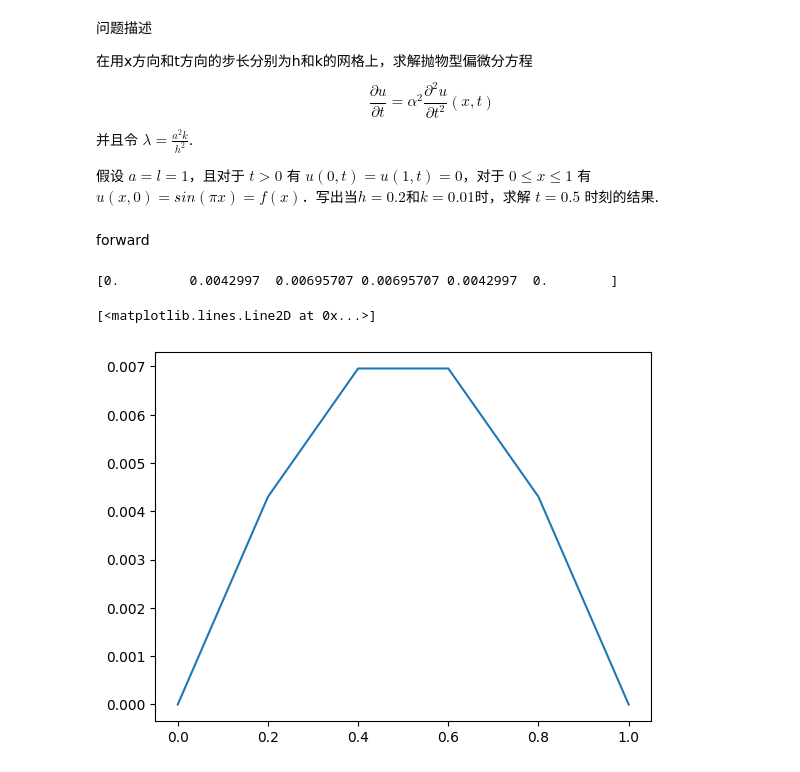
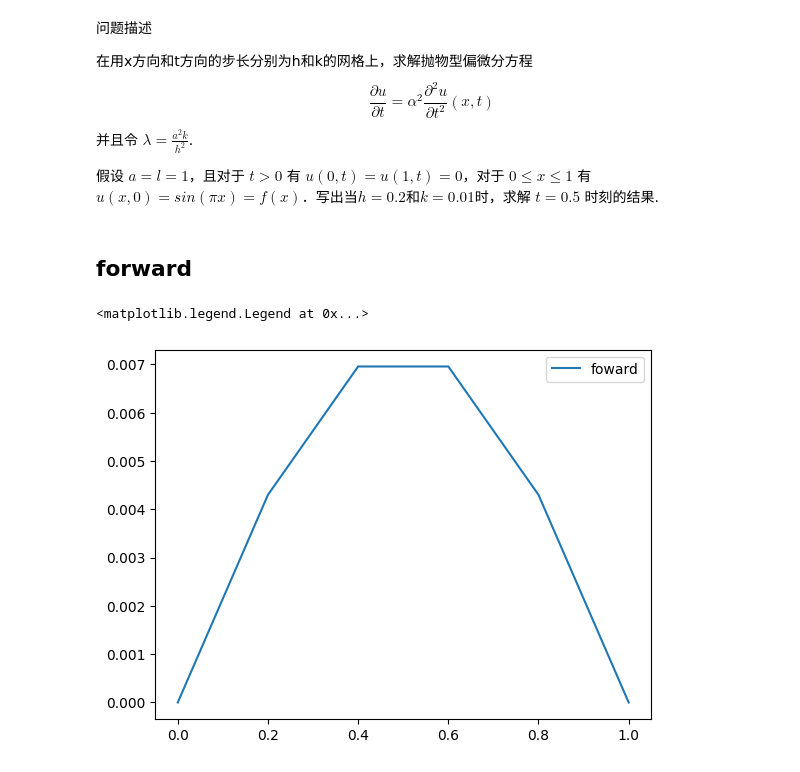
Before and after one commit to idyeh/course-numerical-methods, a Jupyter notebook: src/lec06.ipynb, the cells around one changed output. Cells and saved outputs as stored; diff of their text form; code cells hidden in the pictures.

```diff
--- a/src/lec06.ipynb
+++ b/src/lec06.ipynb
@@ -134,7 +134,7 @@ plt.legend()
 
 假设 $ a = l = 1 $，且对于 $ t>  0 $ 有 $ u(0,t) = u(1,t)=0 $，对于 $ 0 \leq x \leq 1 $ 有 $ u(x, 0) = sin(\pi x) = f(x)$．写出当$ h=0.2 $和$ k=0.01 $时，求解 $ t=0.5 $ 时刻的结果.
 # %% [markdown]
-forward
+## forward
 # %%
 def f(x):
     return np.sin(np.pi*x)
@@ -142,7 +142,6 @@ def f(x):
 def forward_finite_diff(a, l, t, h, k, f):
     N = int(l / h)
     M = int(t / k)
-    # print(M)
     lamb = (a ** 2 * k) / (h ** 2)
     x = np.linspace(0, l, N+1)
     t = np.linspace(0, t, M+1)
@@ -152,21 +151,17 @@ def forward_finite_diff(a, l, t, h, k, f):
     A = np.zeros((N+1, N+1))
     A[0, 0] = 0
     A[N, N] = 0
-    # print(1-2*lamb)
     for i in range(1, N):
         A[i, i-1] = lamb
         A[i, i] = 1 - 2*lamb
         A[i, i+1] = lamb
-
-    for k in range(M - 1):
-        # print(u[k])
-        u[k+1] = np.dot(A, u[k])
-    return x, u[-1]
+    for j in range(M - 1):
+        u[j + 1] = np.dot(A, u[j, :])
+    return x, u
 # %%
 xsvalues, u = forward_finite_diff(1, 1, 0.5, 0.2, 0.01, f)
-print(u)
-plt.plot(xsvalues, u)
+plt.plot(xsvalues, u[-1], label = "foward")
+plt.legend()
 # %% [output]
-[0.         0.0042997  0.00695707 0.00695707 0.0042997  0.        ]
+<matplotlib.legend.Legend at 0x...>
-[<matplotlib.lines.Line2D at 0x...>]
-[figure, old version]
+[figure, new version]
```
Also changed, not shown: parts of 9 cells of this notebook, 2 other files.
